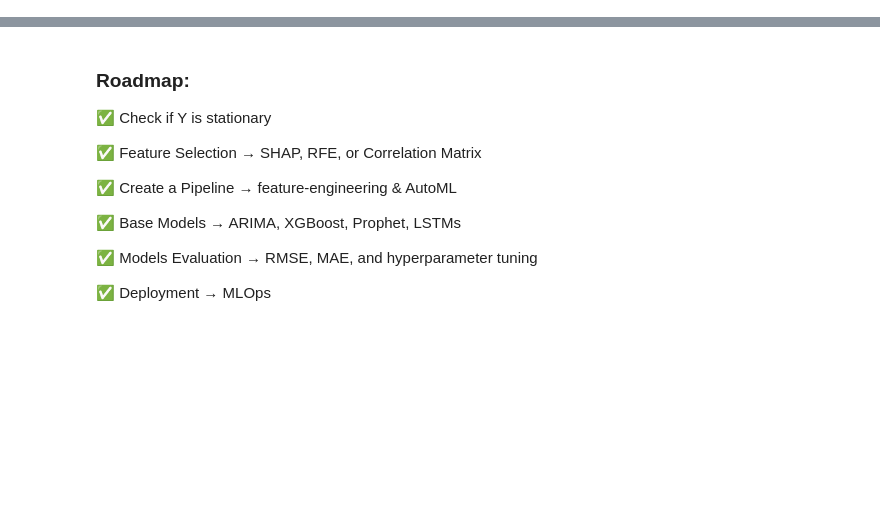
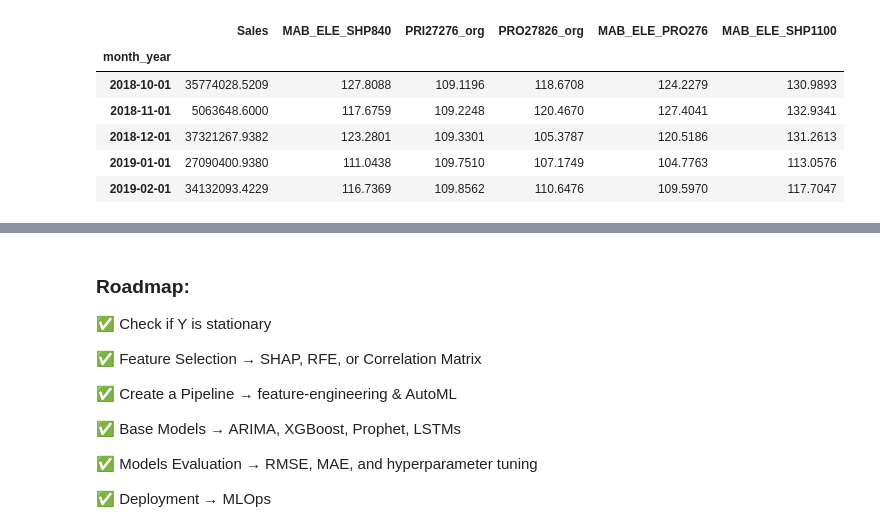
Before and after one commit to BeatrizAzevedoMonteiro/BCwDS_Case-2_SIEMENS_MonthlySalesForecast, a Jupyter notebook: modeling.ipynb, the cells around one changed output, grey strips where cells are left out. Drawn from its saved outputs; the diff is of its cells as text; code cells hidden in the pictures; blank space fills up the shorter version.

```diff
--- a/modeling.ipynb
+++ b/modeling.ipynb
@@ -78,0 +124,10 @@ from joblib import Parallel, delayed
+# %%
+product_dfs['P1'].head()
+# %% [output]
+|  | Sales | MAB_ELE_SHP840 | PRI27276_org | PRO27826_org | MAB_ELE_PRO276 | MAB_ELE_SHP1100 |
+| month_year |  |  |  |  |  |  |
+| 2018-10-01 | 35774028.5209 | 127.8088 | 109.1196 | 118.6708 | 124.2279 | 130.9893 |
+| 2018-11-01 | 5063648.6000 | 117.6759 | 109.2248 | 120.4670 | 127.4041 | 132.9341 |
+| 2018-12-01 | 37321267.9382 | 123.2801 | 109.3301 | 105.3787 | 120.5186 | 131.2613 |
+| 2019-01-01 | 27090400.9380 | 111.0438 | 109.7510 | 107.1749 | 104.7763 | 113.0576 |
+| 2019-02-01 | 34132093.4229 | 116.7369 | 109.8562 | 110.6476 | 109.5970 | 117.7047 |
```
Also changed, not shown: parts of 26 cells of this notebook, 1 other file.
